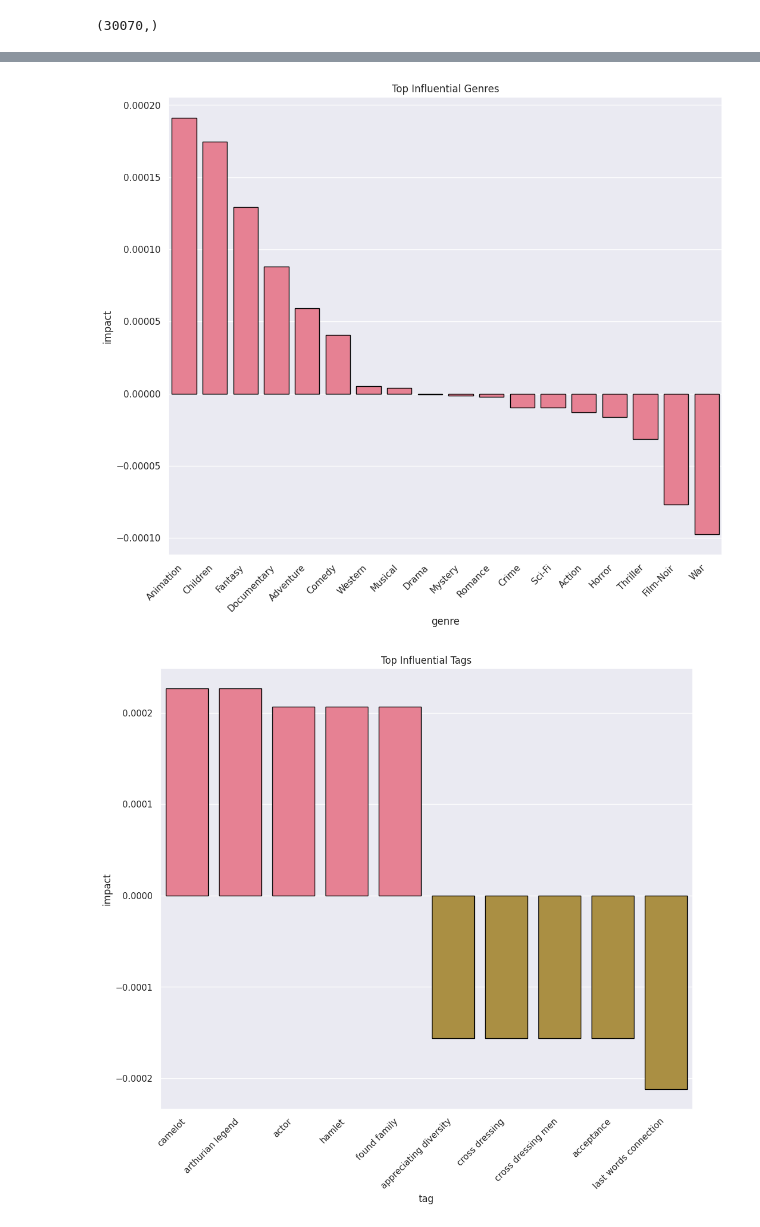
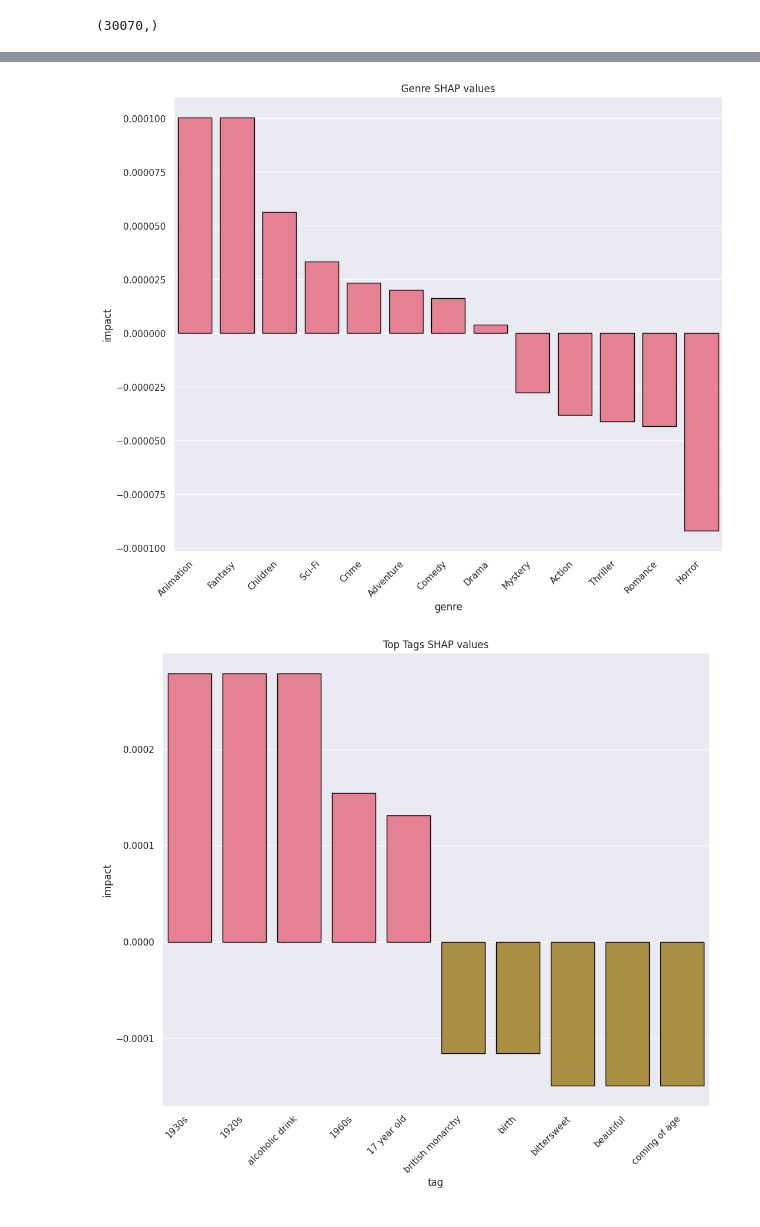
Before and after one commit to aaronmj7/MSc_project, a Jupyter notebook: Project_v1.ipynb, the cells around one changed output, grey strips where cells are left out. Drawn from its saved outputs; the diff is of its cells as text; code cells hidden in the pictures.

```diff
--- a/Project_v1.ipynb
+++ b/Project_v1.ipynb
@@ -1618,12 +1611,11 @@ reduce_lr = ReduceLROnPlateau(
     verbose=1
 )'''
 
-# Compile model
+# Compile the model with RMSprop
 model.compile(
     optimizer=Adam(learning_rate=1e-4),
     loss='mean_squared_error',
-    metrics=['mean_absolute_error']
-)
+    metrics=['mean_absolute_error'])
 # %%
 EPOCHS = 30
 BATCH_SIZE = 128
@@ -1819,5 +1820,5 @@ X_combined = np.hstack([X_movie_id_val.reshape(-1, 1),
 explainer = shap.KernelExplainer(predict_wrapper, X_combined[:50])
 
 # Calculate SHAP values for a sample of validation data
-shap_values = explainer.shap_values(X_combined[:200])
+shap_values = explainer.shap_values(X_combined[:100])
 # %% [output]
@@ -1954,20 +1955,20 @@ Top genres by SHAP impact:
 # Genres
 plt.figure(figsize=(12, 10))
 sns.barplot(x='genre', y='impact', data=genre_df)
-plt.title('Top Influential Genres')
+plt.title('Genre SHAP values')
 plt.xticks(rotation=45, ha='right')
 plt.savefig('shap_genre.png', dpi=300, bbox_inches="tight")
 plt.show()
 # %% [output]
-[figure, old version]
+[figure, new version]
 # %%
 # Tags
 plt.figure(figsize=(12, 10))
 sns.barplot(x='tag', y='impact', data=tag_df.head(5))
 sns.barplot(x='tag', y='impact', data=tag_df.tail(5))
-plt.title('Top Influential Tags')
+plt.title('Top Tags SHAP values')
 plt.xticks(rotation=45, ha='right')
 plt.savefig('shap_tags.png', dpi=300, bbox_inches="tight")
 plt.show()
 # %% [output]
-[figure, old version]
+[figure, new version]
```
Also changed, not shown: parts of 24 cells of this notebook.
